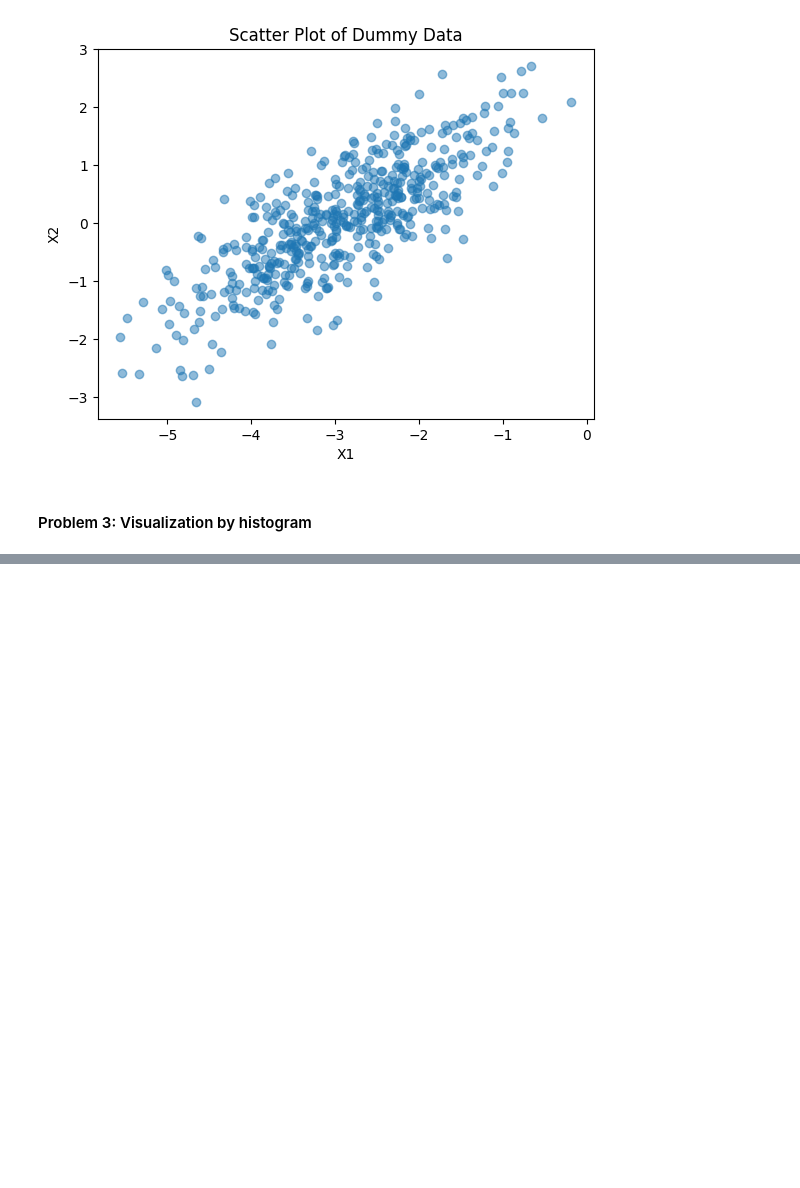
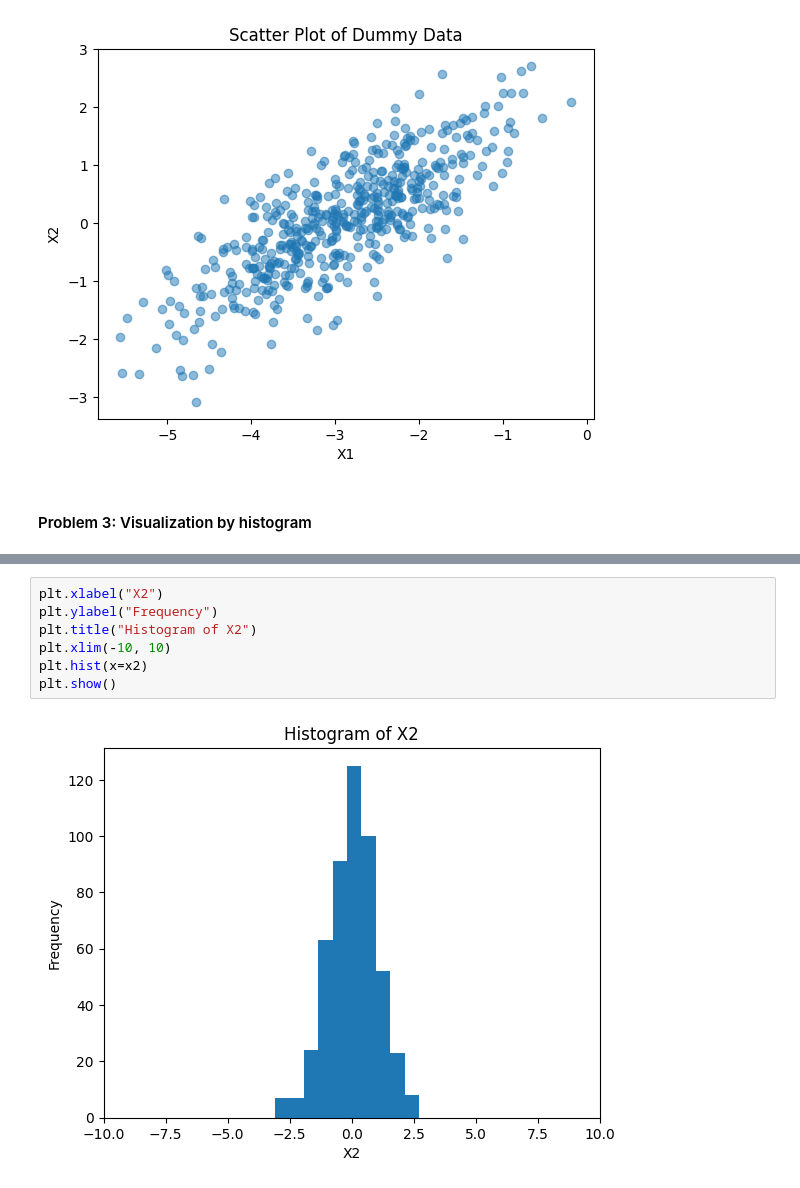
Before and after one commit to David-Jr/divic-ml-course-assignments, a Jupyter notebook: creating-dummy-data/creating-dummy-data.ipynb, the cells around one changed output, grey strips where cells are left out. Drawn from its saved outputs; the diff is of its cells as text; blank space fills up the shorter version.

```diff
--- a/creating-dummy-data/creating-dummy-data.ipynb
+++ b/creating-dummy-data/creating-dummy-data.ipynb
@@ -35,0 +45,9 @@ Text(0, 0.5, 'X2')
+# %%
+plt.xlabel("X2")
+plt.ylabel("Frequency")
+plt.title("Histogram of X2")
+plt.xlim(-10, 10)
+plt.hist(x=x2)
+plt.show()
+# %% [output]
+[figure, added]
```
Also changed, not shown: parts of 2 cells of this notebook.
